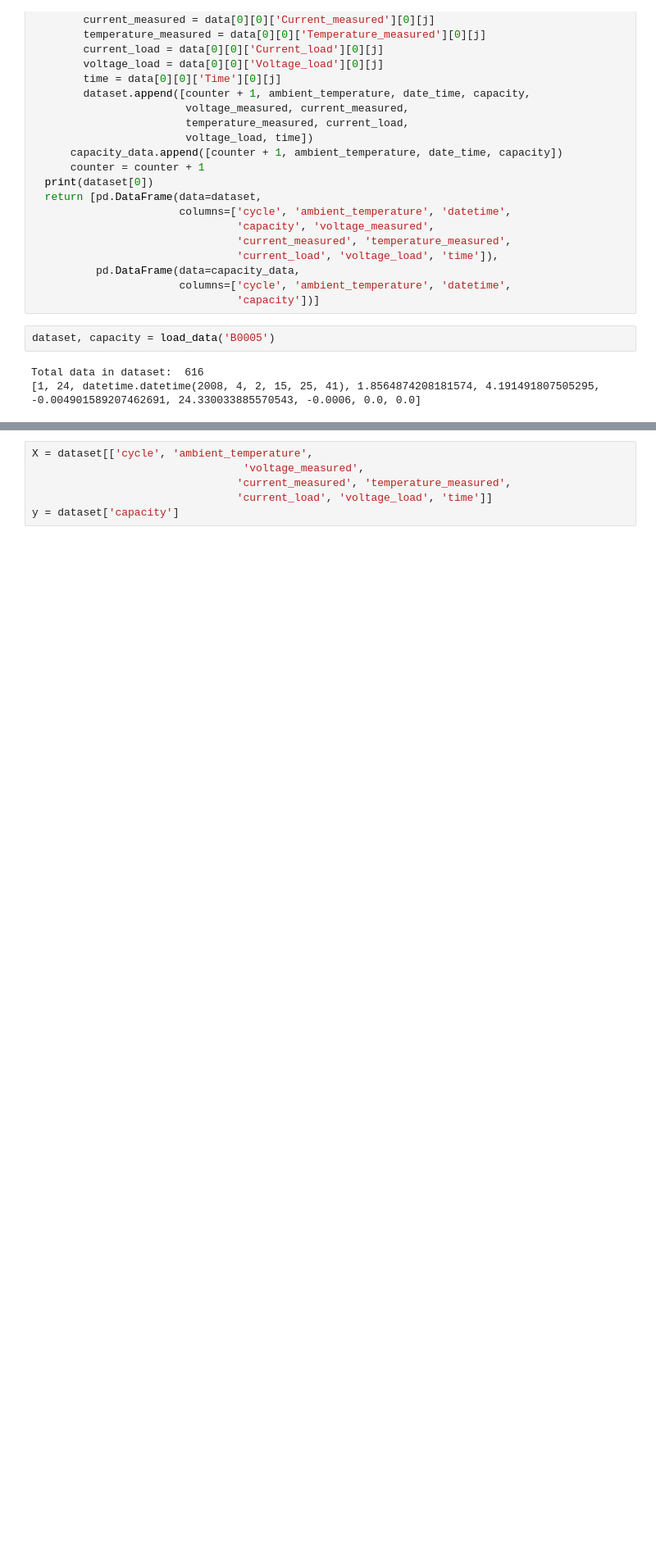
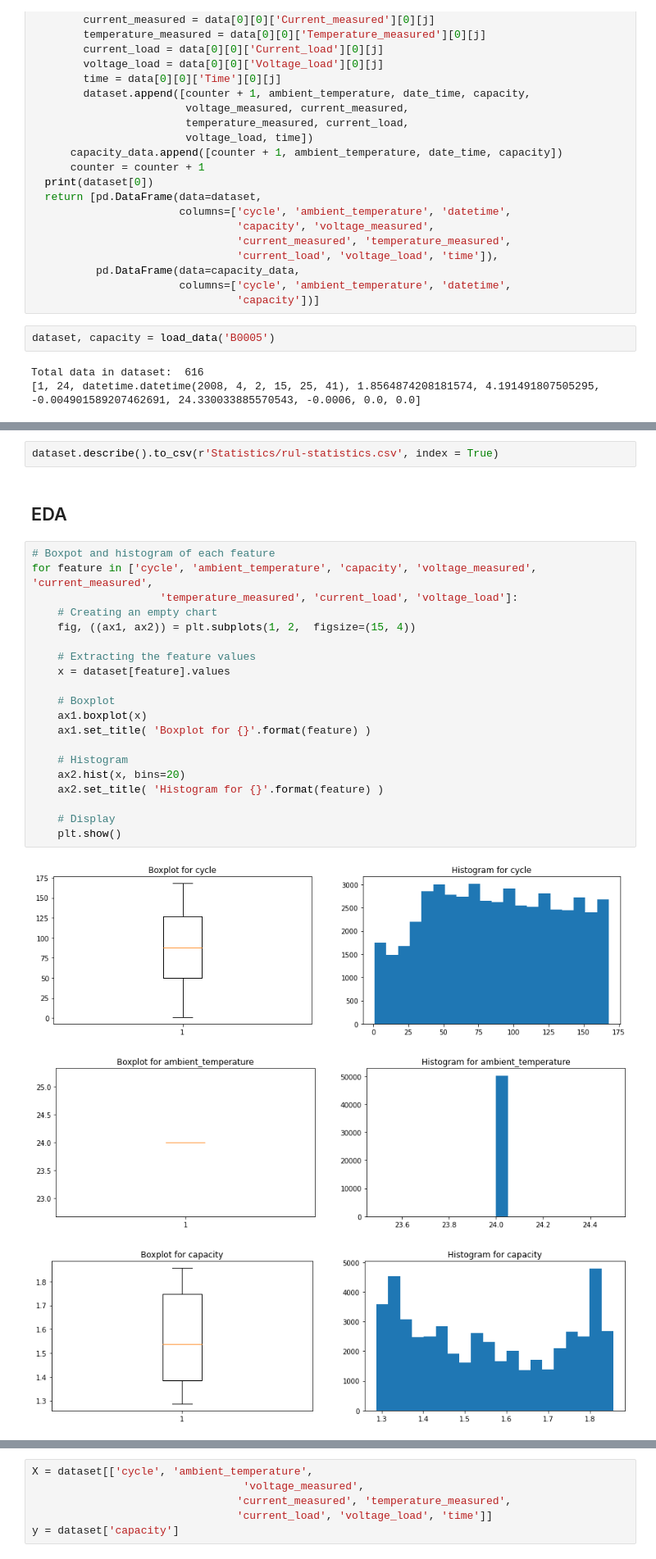
Before and after one commit to Yi-Chen-Lin2019/Predictive-maintenance-with-machine-learning, a Jupyter notebook: RUL.ipynb, the cells around one changed output, grey strips where cells are left out. Shown at 82% size. Cells and saved outputs as stored; diff of their text form; blank space fills up the shorter version.

```diff
--- a/RUL.ipynb
+++ b/RUL.ipynb
@@ -58,0 +114,28 @@ Total data in dataset:  616
+# %%
+dataset.describe().to_csv(r'Statistics/rul-statistics.csv', index = True)
+# %% [markdown]
+## EDA
+# %%
+# Boxpot and histogram of each feature
+for feature in ['cycle', 'ambient_temperature', 'capacity', 'voltage_measured', 'current_measured',
+                    'temperature_measured', 'current_load', 'voltage_load']:
+    # Creating an empty chart
+    fig, ((ax1, ax2)) = plt.subplots(1, 2,  figsize=(15, 4))
+
+    # Extracting the feature values
+    x = dataset[feature].values
+
+    # Boxplot
+    ax1.boxplot(x)
+    ax1.set_title( 'Boxplot for {}'.format(feature) )
+
+    # Histogram
+    ax2.hist(x, bins=20)
+    ax2.set_title( 'Histogram for {}'.format(feature) )
+
+    # Display
+    plt.show()
+# %% [output]
+[figure, added]
+[figure, added]
+[figure, added]
```
Also changed, not shown: parts of 41 cells of this notebook, 37 other files.
